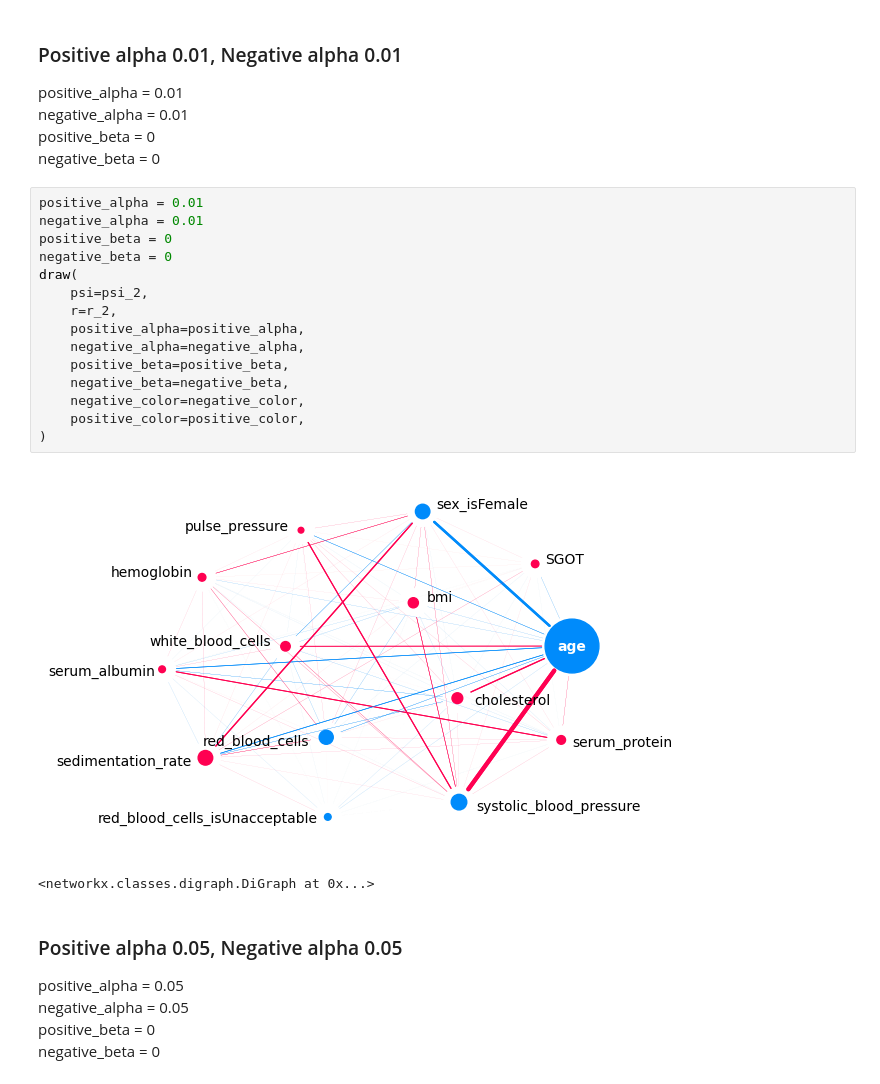
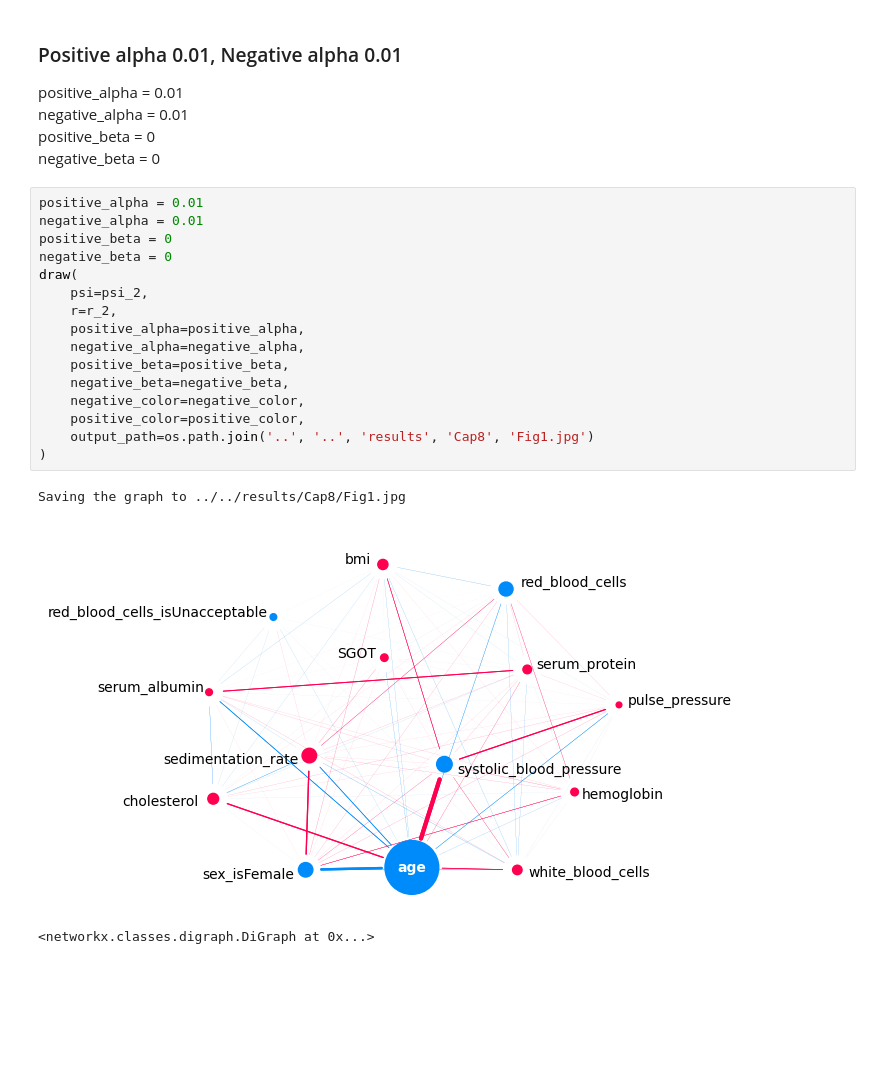
Before and after one commit to perez-sechi/thesis-python, a Jupyter notebook: run/Cap8/global_mean.ipynb, the cells around one changed output. Cells and saved outputs as stored; diff of their text form; blank space fills up the shorter version.

```diff
--- a/run/Cap8/global_mean.ipynb
+++ b/run/Cap8/global_mean.ipynb
@@ -73,24 +73,20 @@ negative_beta = 0 <br />
 # %%
 positive_alpha = 0.01
 negative_alpha = 0.01
 positive_beta = 0
 negative_beta = 0
 draw(
     psi=psi_2,
     r=r_2,
     positive_alpha=positive_alpha,
     negative_alpha=negative_alpha,
     positive_beta=positive_beta,
     negative_beta=negative_beta,
     negative_color=negative_color,
     positive_color=positive_color,
+    output_path=os.path.join('..', '..', 'results', 'Cap8', 'Fig1.jpg')
 )
 # %% [output]
+Saving the graph to ../../results/Cap8/Fig1.jpg
-[figure, old version]
+[figure, new version]
-<networkx.classes.digraph.DiGraph at 0x...>
+<networkx.classes.digraph.DiGraph at 0x...>
-# %% [markdown]
-### Positive alpha 0.05, Negative alpha 0.05
-positive_alpha = 0.05 <br />
-negative_alpha = 0.05 <br />
-positive_beta = 0 <br />
-negative_beta = 0 <br />
```
Also changed, not shown: parts of 1 cell of this notebook, 14 other files.
